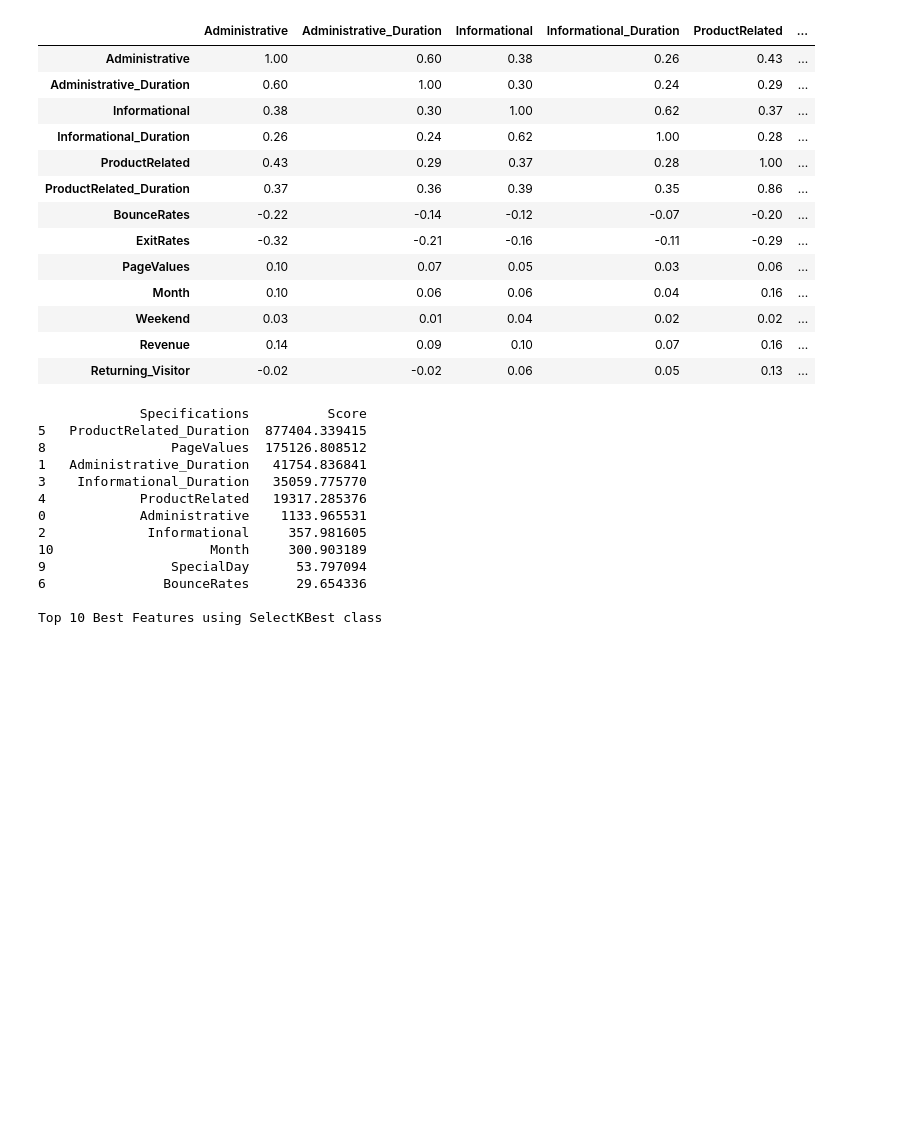
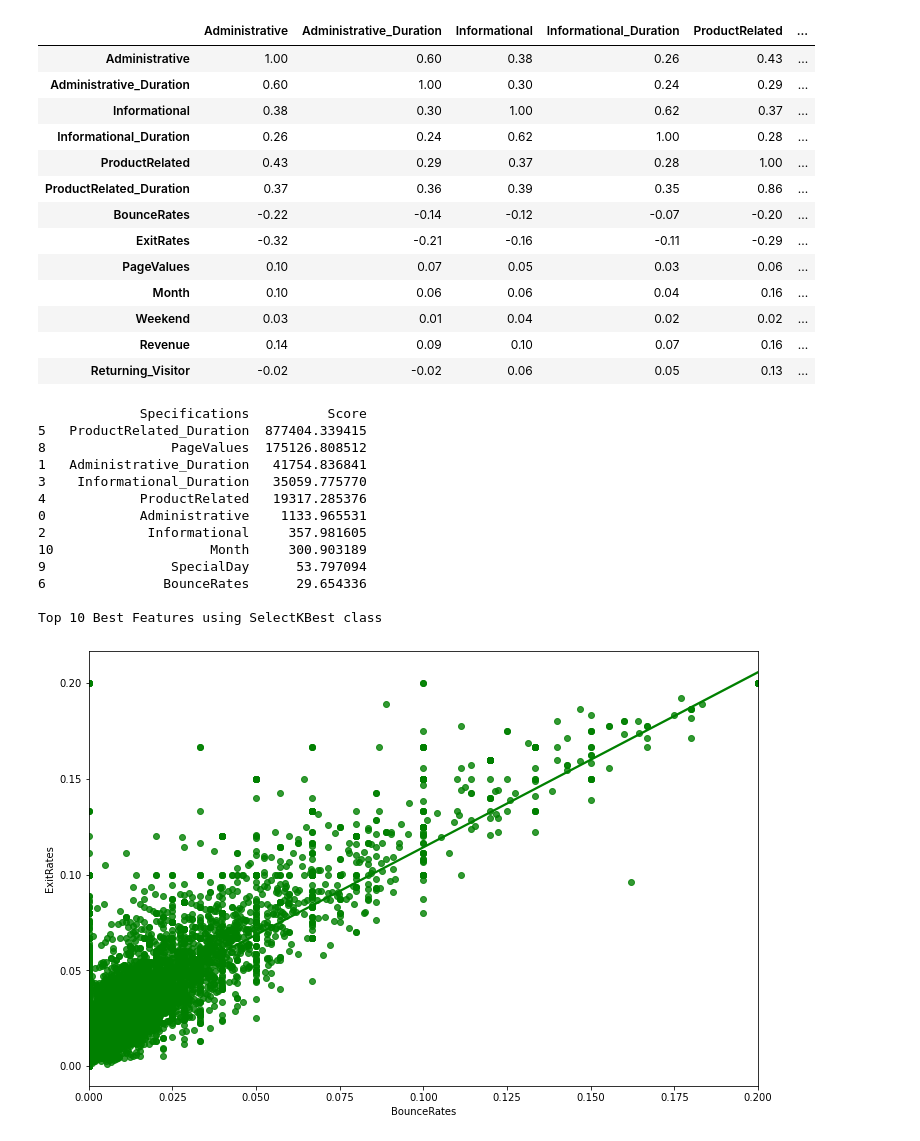
Before and after one commit to navchandru/Academic-Projects, a Jupyter notebook: Online Shoppers intention/OSI.ipynb, the cells around one changed output. Cells and saved outputs as stored; diff of their text form; code cells hidden in the pictures; blank space fills up the shorter version.

Commit message:
Linear regression - OSI

```diff
--- a/Online Shoppers intention/OSI.ipynb
+++ b/Online Shoppers intention/OSI.ipynb
@@ -459,3 +459,10 @@ print("Top 10 Best Features using SelectKBest class")
 6               BounceRates      29.654336
 
 Top 10 Best Features using SelectKBest class
+# %%
+#Plotting linear regression for Bounce Rates and Exit Rates
+plt.figure(figsize=(12, 8))
+sns.regplot(x=osi2["BounceRates"], y=osi2["ExitRates"], color="g")
+plt.show()
+# %% [output]
+[figure, added]
```
